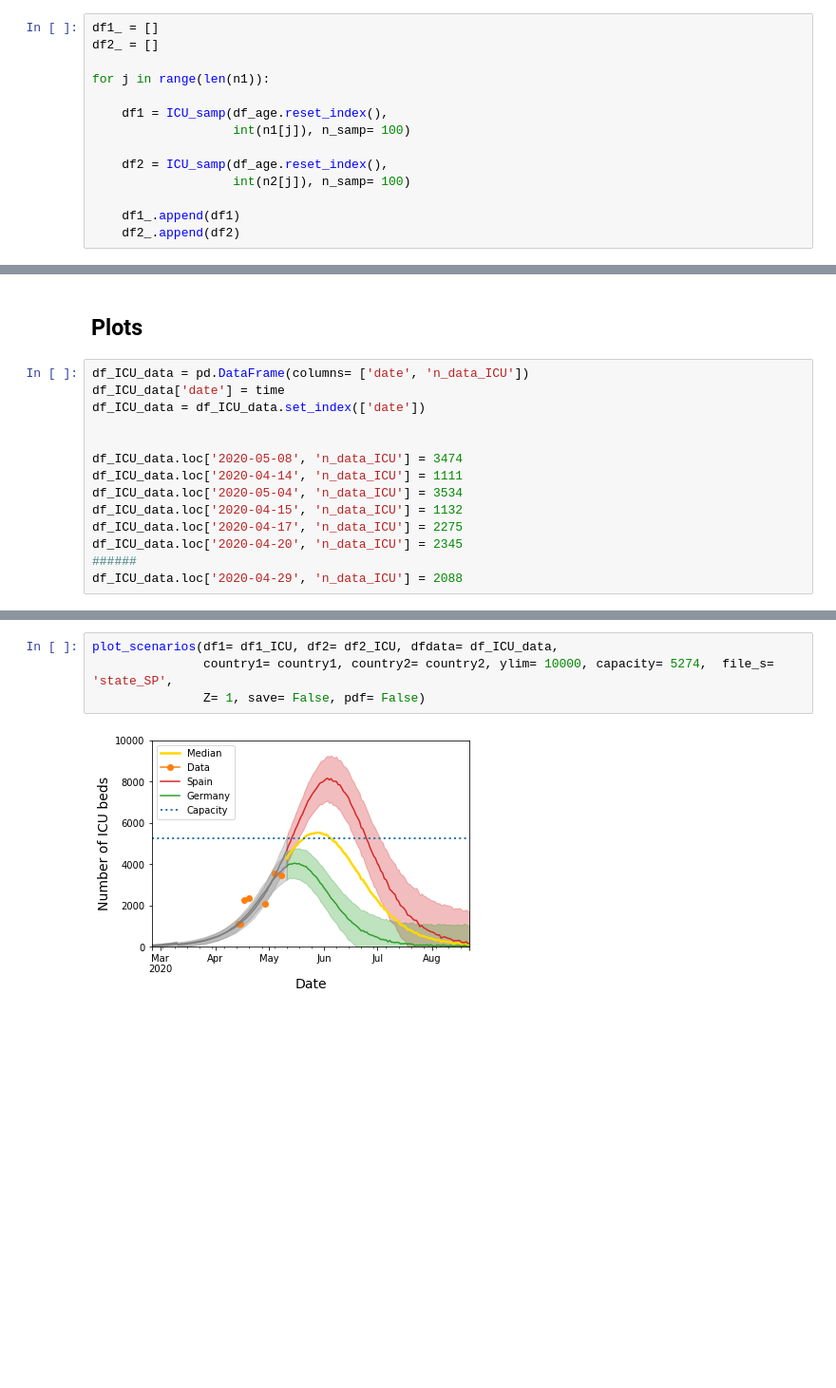
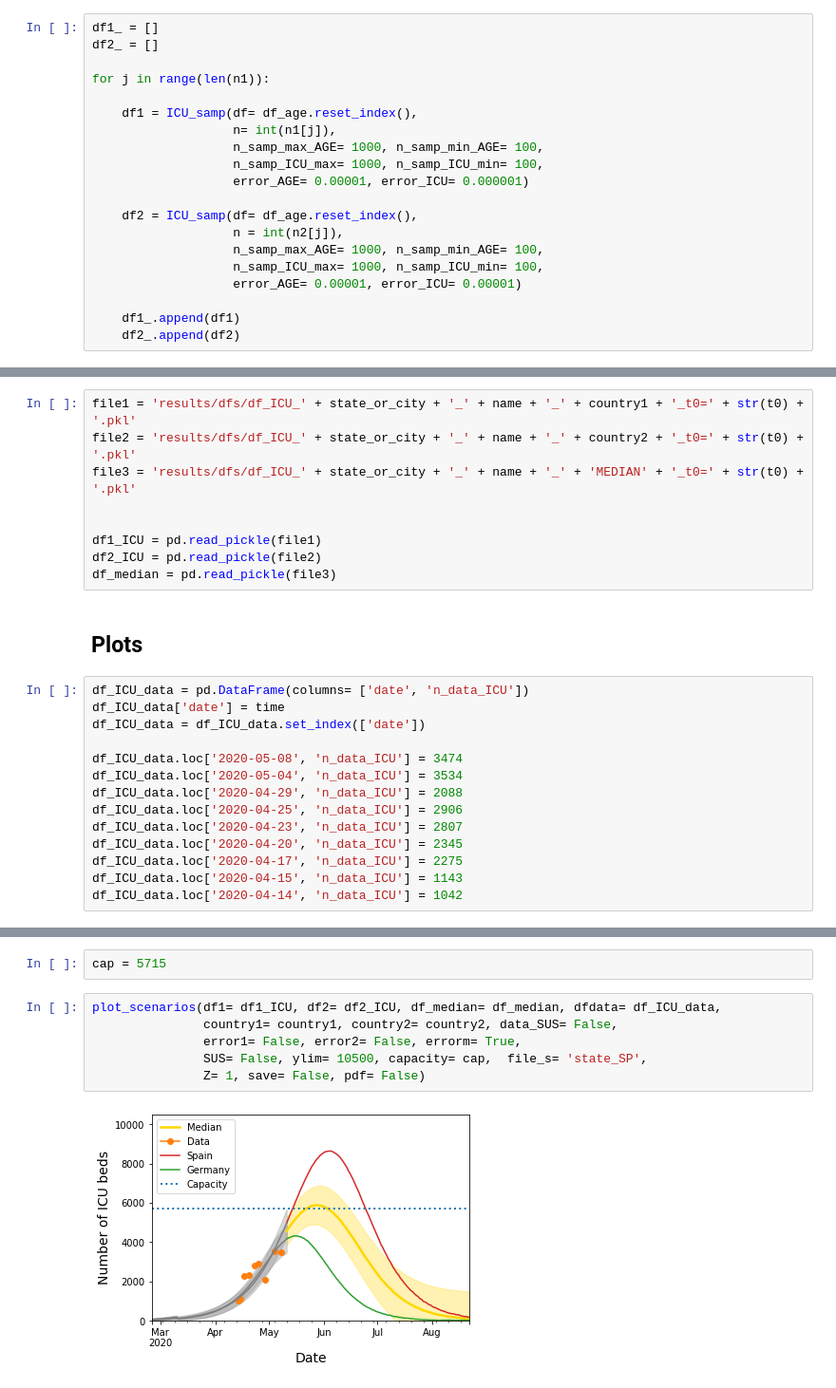
Before and after one commit to rodsveiga/ICU_demand, a Jupyter notebook: sampler.ipynb, the cells around one changed output, grey strips where cells are left out. Shown: that part at 95% size. Saved outputs shown, nothing was run; the diff lists cells and outputs as text; blank space fills up the shorter version.

```diff
--- a/sampler.ipynb
+++ b/sampler.ipynb
@@ -382,11 +377,17 @@ df2_ = []
 
 for j in range(len(n1)):
 
-    df1 = ICU_samp(df_age.reset_index(),
-                   int(n1[j]), n_samp= 100)
+    df1 = ICU_samp(df= df_age.reset_index(),
+                   n= int(n1[j]),
+                   n_samp_max_AGE= 1000, n_samp_min_AGE= 100,
+                   n_samp_ICU_max= 1000, n_samp_ICU_min= 100,
+                   error_AGE= 0.00001, error_ICU= 0.000001)
 
-    df2 = ICU_samp(df_age.reset_index(),
-                   int(n2[j]), n_samp= 100)
+    df2 = ICU_samp(df= df_age.reset_index(),
+                   n = int(n2[j]),
+                   n_samp_max_AGE= 1000, n_samp_min_AGE= 100,
+                   n_samp_ICU_max= 1000, n_samp_ICU_min= 100,
+                   error_AGE= 0.00001, error_ICU= 0.00001)
 
     df1_.append(df1)
     df2_.append(df2)
@@ -491,3 +506,12 @@ df2_ICU.to_pickle(file2)
+# %%
+file1 = 'results/dfs/df_ICU_' + state_or_city + '_' + name + '_' + country1 + '_t0=' + str(t0) + '.pkl'
+file2 = 'results/dfs/df_ICU_' + state_or_city + '_' + name + '_' + country2 + '_t0=' + str(t0) + '.pkl'
+file3 = 'results/dfs/df_ICU_' + state_or_city + '_' + name + '_' + 'MEDIAN' + '_t0=' + str(t0) + '.pkl'
+
+
+df1_ICU = pd.read_pickle(file1)
+df2_ICU = pd.read_pickle(file2)
+df_median = pd.read_pickle(file3)
 # %% [markdown]
 ## Plots
 # %%
@@ -495,13 +519,13 @@ df_ICU_data = pd.DataFrame(columns= ['date', 'n_data_ICU'])
 df_ICU_data['date'] = time
 df_ICU_data = df_ICU_data.set_index(['date'])
 
-
 df_ICU_data.loc['2020-05-08', 'n_data_ICU'] = 3474
-df_ICU_data.loc['2020-04-14', 'n_data_ICU'] = 1111
 df_ICU_data.loc['2020-05-04', 'n_data_ICU'] = 3534
-df_ICU_data.loc['2020-04-15', 'n_data_ICU'] = 1132
+df_ICU_data.loc['2020-04-29', 'n_data_ICU'] = 2088
+df_ICU_data.loc['2020-04-25', 'n_data_ICU'] = 2906
+df_ICU_data.loc['2020-04-23', 'n_data_ICU'] = 2807
+df_ICU_data.loc['2020-04-20', 'n_data_ICU'] = 2345
 df_ICU_data.loc['2020-04-17', 'n_data_ICU'] = 2275
-df_ICU_data.loc['2020-04-20', 'n_data_ICU'] = 2345
-######
-df_ICU_data.loc['2020-04-29', 'n_data_ICU'] = 2088
+df_ICU_data.loc['2020-04-15', 'n_data_ICU'] = 1143
+df_ICU_data.loc['2020-04-14', 'n_data_ICU'] = 1042
 # %%
@@ -648,9 +726,13 @@ def plot_scenarios(df1, df2, dfdata, country1, country2, ylim= 10000, capacity=
             plt.savefig(filename + '.png', bbox_inches='tight')
 
     plt.show()
+# %%
+cap = 5715
 # %%
-plot_scenarios(df1= df1_ICU, df2= df2_ICU, dfdata= df_ICU_data,
-               country1= country1, country2= country2, ylim= 10000, capacity= 5274,  file_s= 'state_SP',
+plot_scenarios(df1= df1_ICU, df2= df2_ICU, df_median= df_median, dfdata= df_ICU_data,
+               country1= country1, country2= country2, data_SUS= False,
+               error1= False, error2= False, errorm= True,
+               SUS= False, ylim= 10500, capacity= cap,  file_s= 'state_SP',
                Z= 1, save= False, pdf= False)
 # %% [output]
-[figure, old version]
+[figure, new version]
```
Also changed, not shown: parts of 33 cells of this notebook, 26 other files.
